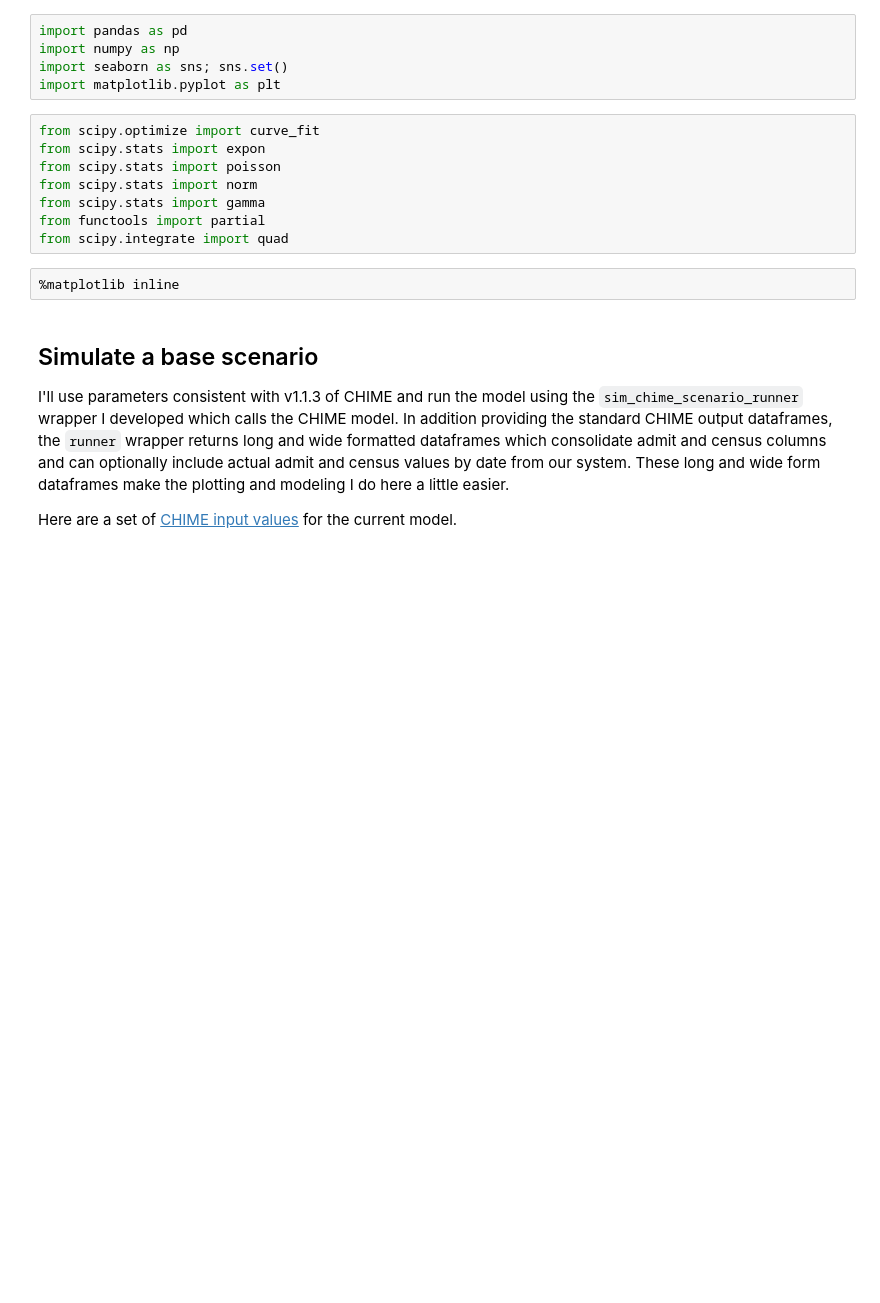
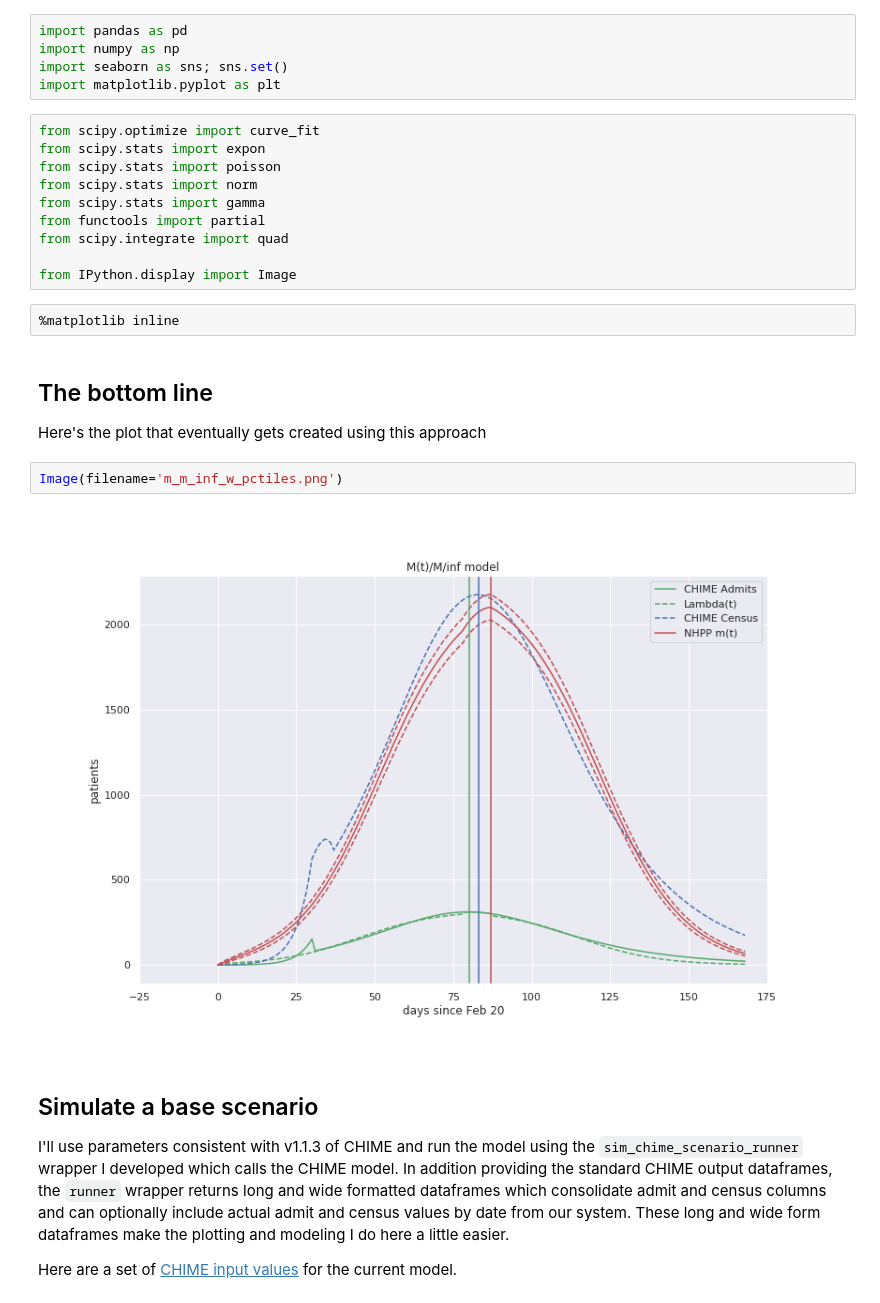
Before and after one commit to misken/c19, a Jupyter notebook: mychime/modeling/chime_flow_resources_p2.ipynb, the cells around one changed output. Cells and saved outputs as stored; diff of their text form; blank space fills up the shorter version.

Commit message:
added final plot to top of doc as preview

```diff
--- a/mychime/modeling/chime_flow_resources_p2.ipynb
+++ b/mychime/modeling/chime_flow_resources_p2.ipynb
@@ -38,8 +38,17 @@ from scipy.stats import norm
 from scipy.stats import gamma
 from functools import partial
 from scipy.integrate import quad
+
+from IPython.display import Image
 # %%
 %matplotlib inline
+# %% [markdown]
+## The bottom line
+Here's the plot that eventually gets created using this approach
+# %%
+Image(filename='m_m_inf_w_pctiles.png')
+# %% [output]
+[figure, added]
 # %% [markdown]
 ## Simulate a base scenario
 
```
Also changed, not shown: parts of 2 cells of this notebook.
